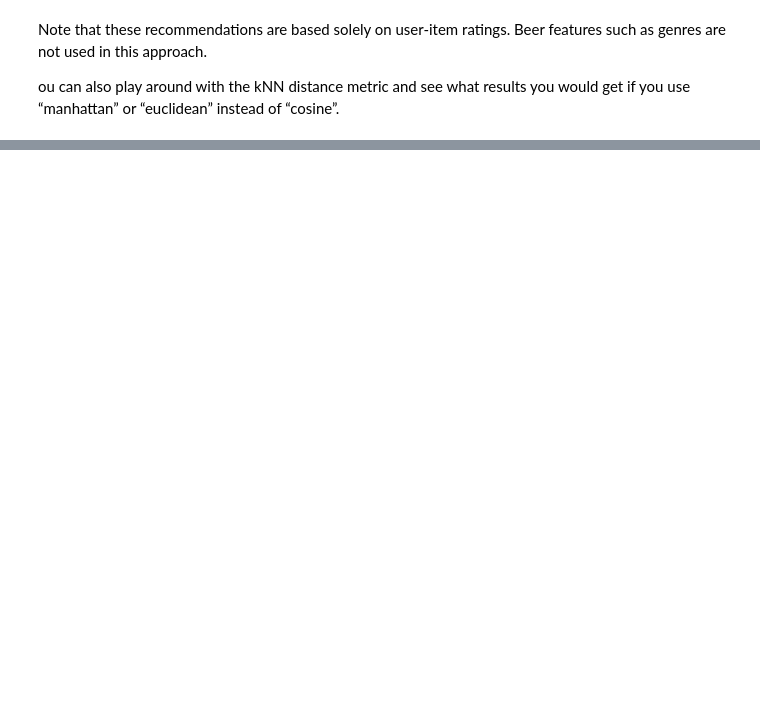
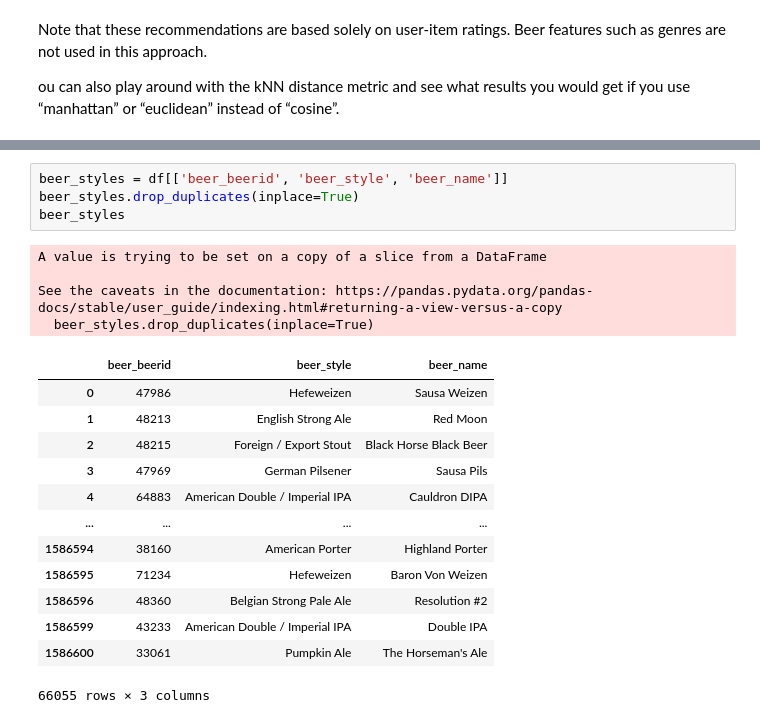
Before and after one commit to ErinPhillips/beer_recsys_final, a Jupyter notebook: beer_eda.ipynb, the cells around one changed output, grey strips where cells are left out. Cells and saved outputs as stored; diff of their text form; blank space fills up the shorter version.

```diff
--- a/beer_eda.ipynb
+++ b/beer_eda.ipynb
@@ -746,0 +731,22 @@ Labatt Blue Light
+# %%
+beer_styles = df[['beer_beerid', 'beer_style', 'beer_name']]
+beer_styles.drop_duplicates(inplace=True)
+beer_styles
+# %% [output]
+A value is trying to be set on a copy of a slice from a DataFrame
+
+See the caveats in the documentation: https://pandas.pydata.org/pandas-docs/stable/user_guide/indexing.html#returning-a-view-versus-a-copy
+  beer_styles.drop_duplicates(inplace=True)
+|  | beer_beerid | beer_style | beer_name |
+| 0 | 47986 | Hefeweizen | Sausa Weizen |
+| 1 | 48213 | English Strong Ale | Red Moon |
+| 2 | 48215 | Foreign / Export Stout | Black Horse Black Beer |
+| 3 | 47969 | German Pilsener | Sausa Pils |
+| 4 | 64883 | American Double / Imperial IPA | Cauldron DIPA |
+| ... | ... | ... | ... |
+| 1586594 | 38160 | American Porter | Highland Porter |
+| 1586595 | 71234 | Hefeweizen | Baron Von Weizen |
+| 1586596 | 48360 | Belgian Strong Pale Ale | Resolution #2 |
+| 1586599 | 43233 | American Double / Imperial IPA | Double IPA |
+| 1586600 | 33061 | Pumpkin Ale | The Horseman's Ale |
+66055 rows × 3 columns
```
Also changed, not shown: parts of 19 cells of this notebook.
